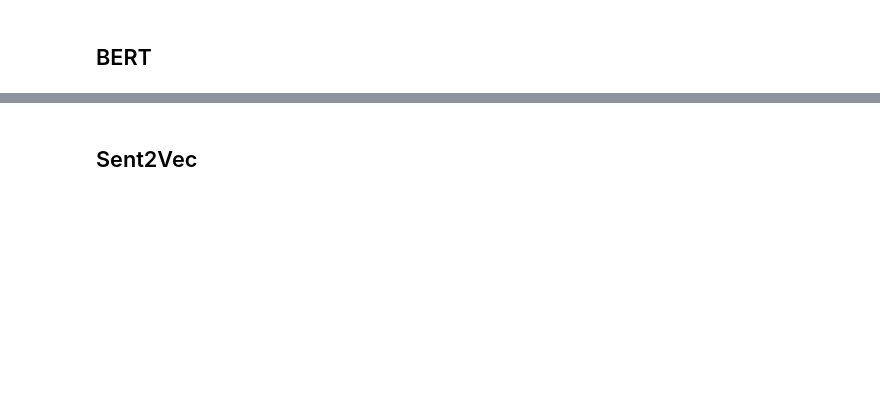
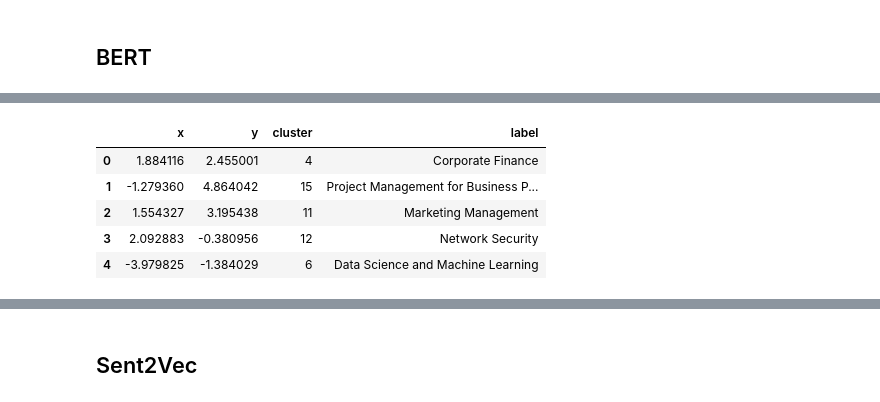
Before and after one commit to odu-emse/mms, a Jupyter notebook: embedders.ipynb, the cells around one changed output, grey strips where cells are left out. Saved outputs shown, nothing was run; the diff lists cells and outputs as text; code cells hidden in the pictures; blank space fills up the shorter version.

```diff
--- a/embedders.ipynb
+++ b/embedders.ipynb
@@ -403,0 +423,31 @@ NameError: name 'X' is not defined
+# %%
+le = LabelEncoder()
+
+X_new.index = new_doc
+
+pca = PCA(n_components=2, random_state=7)
+pca_mdl_new = pca.fit_transform(X_new)
+
+bert_df_PCA_new = pd.DataFrame(pca_mdl_new, columns=["x", "y"], index=X_new.index)
+
+le.fit(new_doc)
+
+# use the data dataframe to add the cluster column to the bert_df_PCA dataframe based on the name column
+bert_df_PCA_new["cluster"] = le.transform(new_doc)
+
+bert_df_PCA["label"] = bert_df_PCA.index
+
+bert_df_PCA_new["label"] = bert_df_PCA_new.index
+
+bert_df_PCA_new.reset_index(drop=True, inplace=True)
+
+bert_df_PCA.reset_index(drop=True, inplace=True)
+# %%
+bert_df_PCA_new.head()
+# %% [output]
+|  | x | y | cluster | label |
+| 0 | 1.884116 | 2.455001 | 4 | Corporate Finance |
+| 1 | -1.279360 | 4.864042 | 15 | Project Management for Business P... |
+| 2 | 1.554327 | 3.195438 | 11 | Marketing Management |
+| 3 | 2.092883 | -0.380956 | 12 | Network Security |
+| 4 | -3.979825 | -1.384029 | 6 | Data Science and Machine Learning |
```
Also changed, not shown: parts of 22 cells of this notebook.
